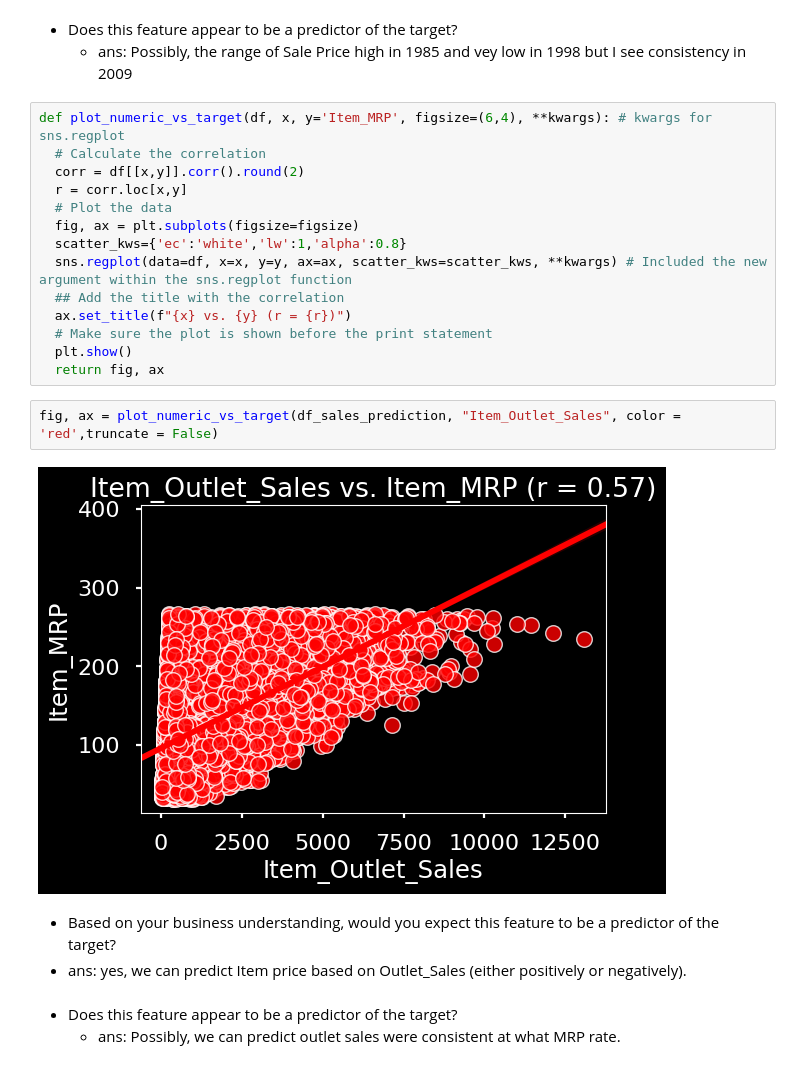
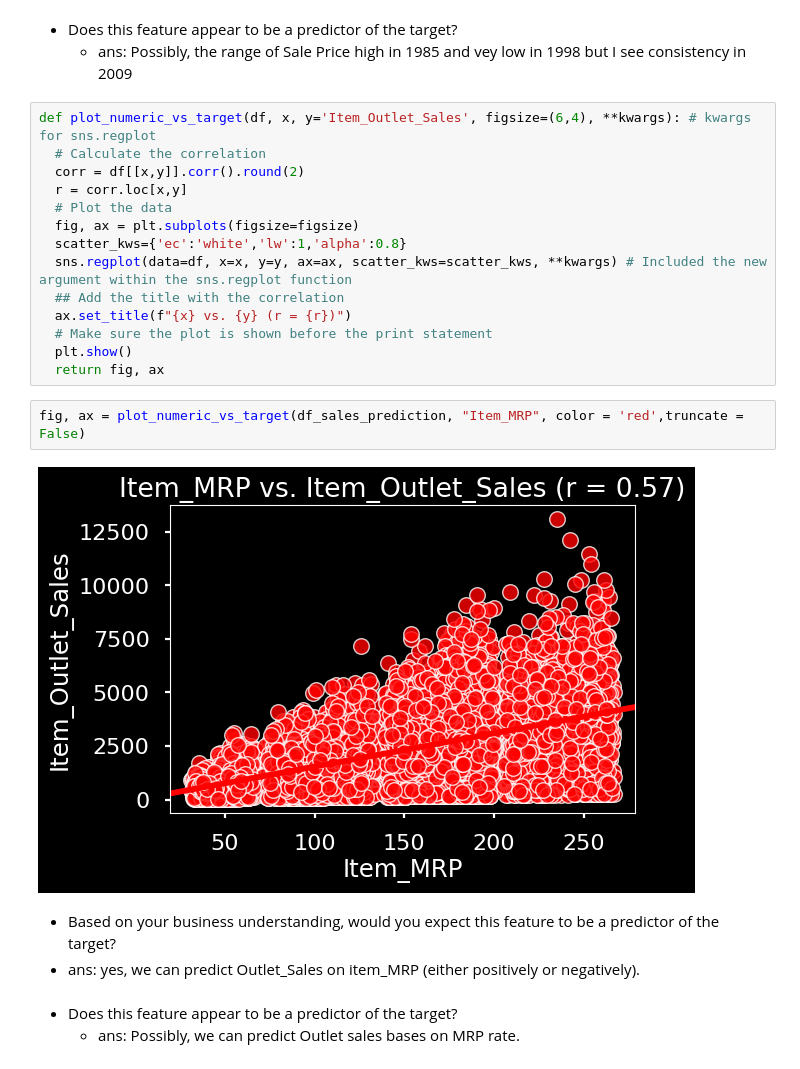
Before and after one commit to uday-routhu/Prediction-of-Product-Sales, a Jupyter notebook: Prediction_of_Product_Sales.ipynb, the cells around one changed output. Saved outputs shown, nothing was run; the diff lists cells and outputs as text.

```diff
--- a/Prediction_of_Product_Sales.ipynb
+++ b/Prediction_of_Product_Sales.ipynb
@@ -1065,7 +1101,7 @@ fig, ax = plot_categorical_vs_target(df_sales_prediction, x='Outlet_Establishmen
 * Does this feature appear to be a predictor of the target?
   * ans: Possibly, the range of Sale Price high in 1985 and vey low in 1998 but I see consistency in 2009
 # %%
-def plot_numeric_vs_target(df, x, y='Item_MRP', figsize=(6,4), **kwargs): # kwargs for sns.regplot
+def plot_numeric_vs_target(df, x, y='Item_Outlet_Sales', figsize=(6,4), **kwargs): # kwargs for sns.regplot
   # Calculate the correlation
   corr = df[[x,y]].corr().round(2)
   r = corr.loc[x,y]
@@ -1079,12 +1115,12 @@ def plot_numeric_vs_target(df, x, y='Item_MRP', figsize=(6,4), **kwargs): # kwar
   plt.show()
   return fig, ax
 # %%
-fig, ax = plot_numeric_vs_target(df_sales_prediction, "Item_Outlet_Sales", color = 'red',truncate = False)
+fig, ax = plot_numeric_vs_target(df_sales_prediction, "Item_MRP", color = 'red',truncate = False)
 # %% [output]
-[figure, old version]
+[figure, new version]
 # %% [markdown]
 * Based on your business understanding, would you expect this feature to be a predictor of the target?
- * ans: yes, we can predict Item price based on Outlet_Sales (either positively or negatively).
+ * ans: yes, we can predict Outlet_Sales on item_MRP (either positively or negatively).
 # %% [markdown]
 * Does this feature appear to be a predictor of the target?
-  * ans: Possibly, we can predict outlet sales were consistent at what MRP rate.
+  * ans: Possibly, we can predict Outlet sales bases on MRP rate.
```
Also changed, not shown: parts of 30 cells of this notebook.
